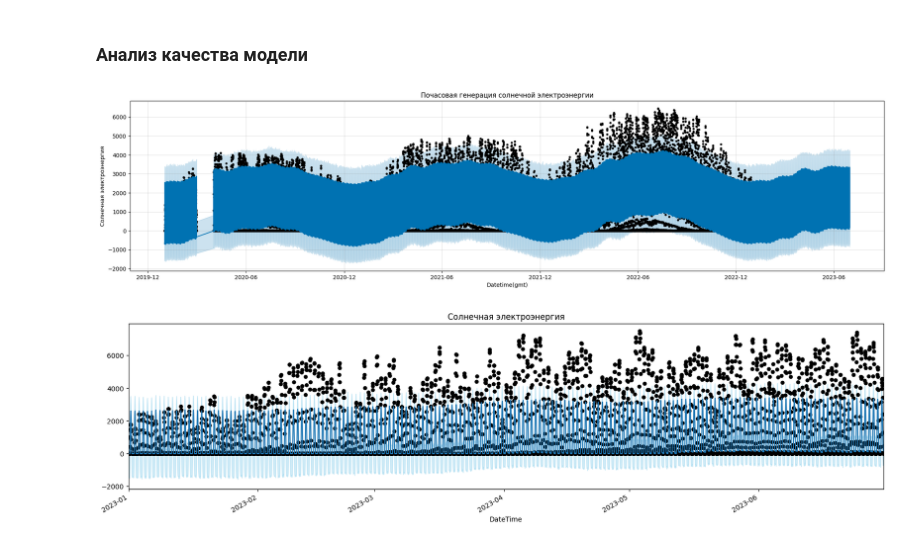
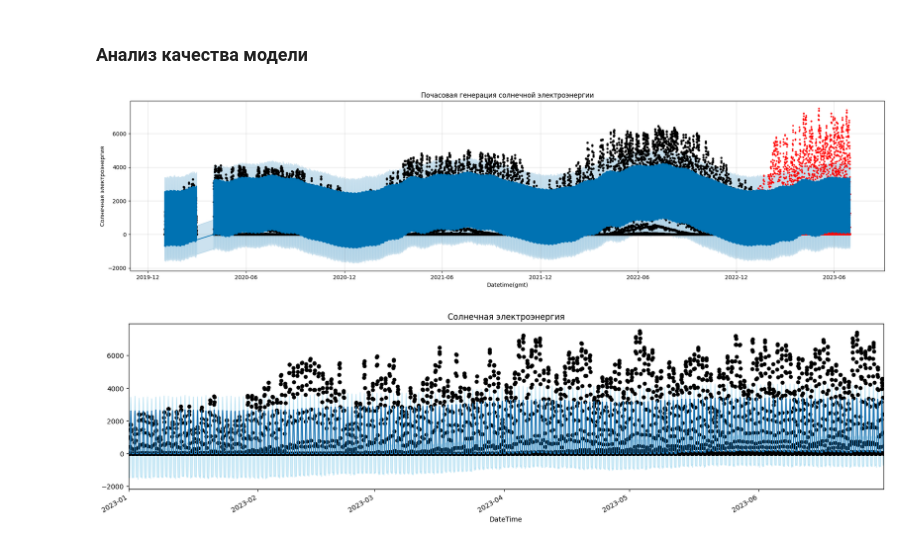
Before and after one commit to ArtyomShabunin/SMOPA, a Jupyter notebook: lesson_8.ipynb, the cells around one changed output. Drawn from its saved outputs; the diff is of its cells as text; code cells hidden in the pictures.

```diff
--- a/lesson_8.ipynb
+++ b/lesson_8.ipynb
@@ -680,10 +686,19 @@ forecast= model.predict(future)
 # %%
 fig = model.plot(
     forecast, xlabel='Datetime(gmt)', ylabel=r'Солнечная электроэнергия', figsize=(20, 5), uncertainty=True)
 plt.title('Почасовая генерация солнечной электроэнергии')
+
+ax = fig.gca()
+
+# Добавим тестовые значения
+ax.plot(
+    solar_test['ds'], solar_test['y'], 'r.',
+    label='Тестовые данные', markersize=4,
+    zorder=1)
+
 plt.show()
 # %% [output]
-[figure, old version]
+[figure, new version]
 # %%
 solar_test['y'].plot(
           style='.',
```
Also changed, not shown: parts of 18 cells of this notebook.
